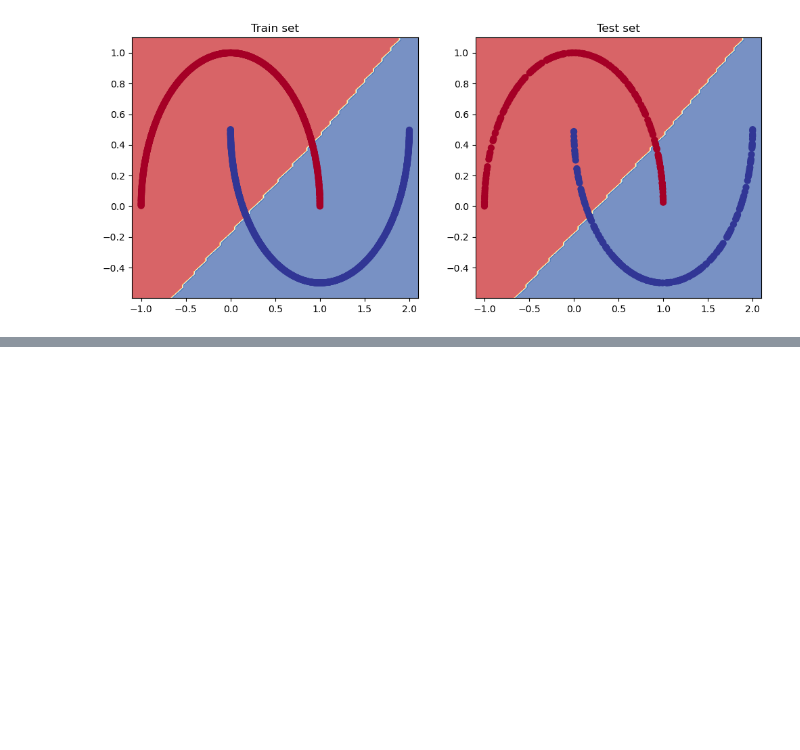
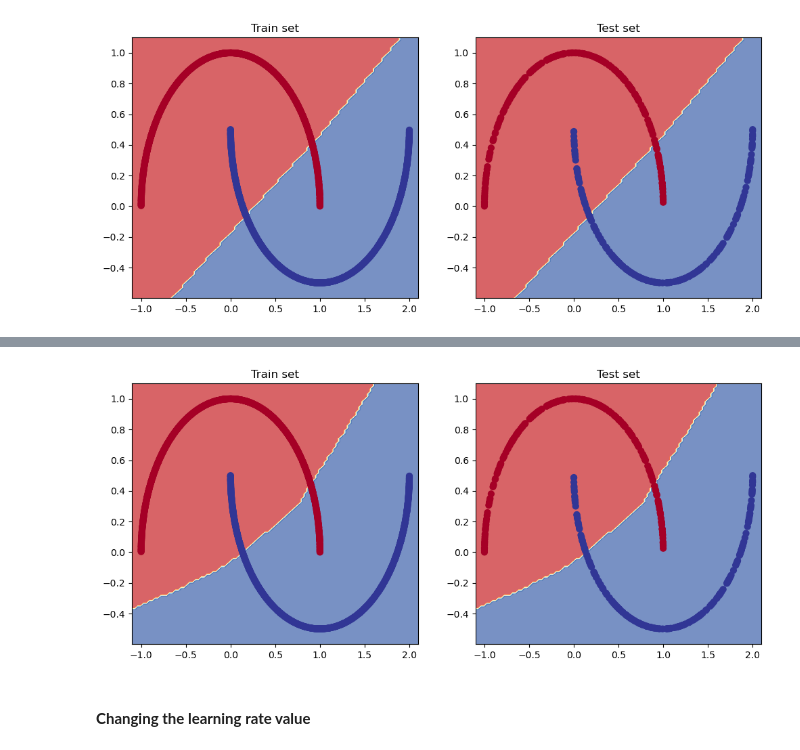
Before and after one commit to alchemistbg/udemy-tensorflow-developer-certificate-bootcamp, a Jupyter notebook: Section-04/Classification_Exercises.ipynb, the cells around one changed output, grey strips where cells are left out. Drawn from its saved outputs; the diff is of its cells as text; code cells hidden in the pictures; blank space fills up the shorter version.

```diff
--- a/Section-04/Classification_Exercises.ipynb
+++ b/Section-04/Classification_Exercises.ipynb
@@ -142,0 +232,21 @@ plt.show()
+# %%
+tf.keras.utils.set_random_seed(42)
+
+model_3 = tf.keras.models.Sequential([
+    tf.keras.layers.Dense(units = 8, activation = 'relu'),
+    tf.keras.layers.Dense(units = 8, activation = 'relu'),
+    tf.keras.layers.Dense(units = 1, activation = 'sigmoid'),
+])
+
+model_3.compile(
+    loss = tf.keras.losses.BinaryCrossentropy,
+    optimizer = tf.keras.optimizers.Adam(learning_rate = 0.001),
+    metrics = ['accuracy']
+)
+
+history_3 = model_3.fit(
+    x = X_train,
+    y = y_train,
+    epochs = 20,
+    validation_split = 0.75
+)
@@ -142,0 +275,13 @@ plt.show()
+# %%
+plt.figure(figsize = (12, 5))
+plt.subplot(1, 2, 1)
+plot_decision_boundary(model_3, X = X_train, y = y_train)
+plt.title("Train set")
+plt.subplot(1, 2, 2)
+plot_decision_boundary(model_3, X = X_test, y = y_test)
+plt.title("Test set")
+plt.show()
+# %% [output]
+[figure, added]
+# %% [markdown]
+#### **Changing the learning rate value**
```
Also changed, not shown: parts of 25 cells of this notebook.
